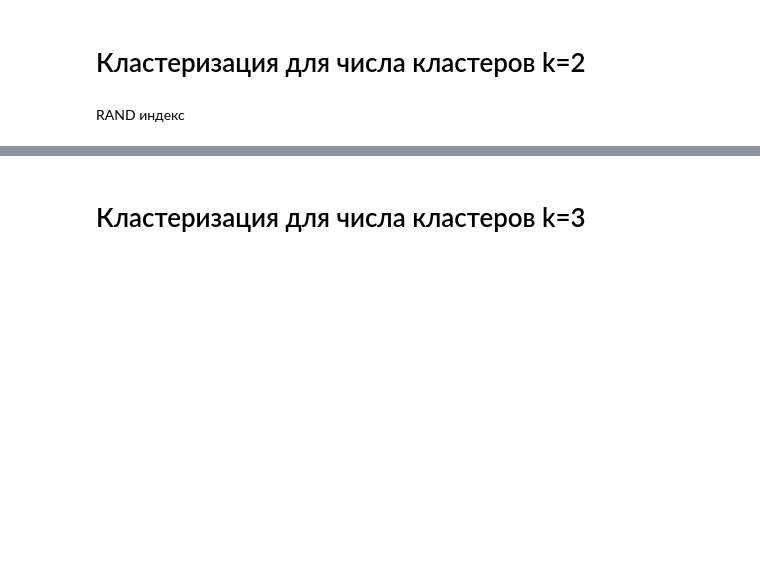
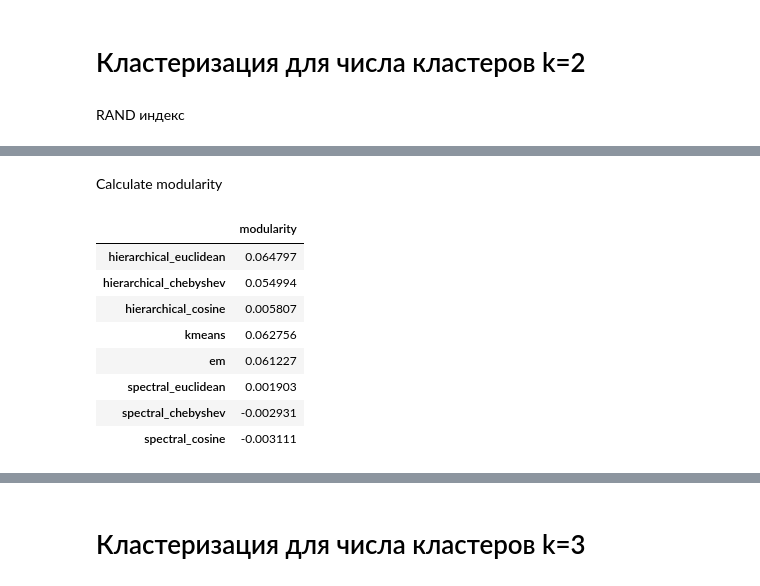
Before and after one commit to Vladislav-Kanev/Clustering_lab2, a Jupyter notebook: report.ipynb, the cells around one changed output, grey strips where cells are left out. Drawn from its saved outputs; the diff is of its cells as text; code cells hidden in the pictures; blank space fills up the shorter version.

```diff
--- a/report.ipynb
+++ b/report.ipynb
@@ -177,3 +177,16 @@ plot_graph(similarity_euclidean_x_graph)
+# %%
+singularity_graphs = {
+    "data_x": {
+        "euclidean" : similarity_matrix_to_graph(similarity_euclidean_x, threshold=-1),
+        "chebyshev" : similarity_matrix_to_graph(similarity_chebyshev_x, threshold=-1),
+        "cosine": similarity_matrix_to_graph(similarity_cosine_x, threshold=-1),
+    },
+    "data_y": {
+        "euclidean" : similarity_matrix_to_graph(similarity_euclidean_x, threshold=-1),
+        "chebyshev" : similarity_matrix_to_graph(similarity_chebyshev_x, threshold=-1),
+        "cosine": similarity_matrix_to_graph(similarity_cosine_x, threshold=-1),
+    },
+}
 # %% [markdown]
 # Кластеризация для числа кластеров k=2
 # %%
@@ -257,3 +270,17 @@ calculate_rand_index(clusterization_k2['data_y'], adjusted_rand_score)
 | spectral_euclidean | -0.048218 | -0.048218 | -0.048218 | 0.216986 | -0.035385 | 1.0 | ... |
 | spectral_chebyshev | -0.004169 | -0.004169 | -0.004169 | 0.003948 | -0.003172 | 0.001999 | ... |
 | spectral_cosine | -0.002212 | -0.002212 | -0.002212 | -0.001397 | -0.007345 | -0.011469 | ... |
+# %% [markdown]
+Calculate modularity
+# %%
+calculate_modularity(singularity_graphs['data_x'], clusterization_k2['data_x'])
+# %% [output]
+|  | modularity |
+| hierarchical_euclidean | 0.064797 |
+| hierarchical_chebyshev | 0.054994 |
+| hierarchical_cosine | 0.005807 |
+| kmeans | 0.062756 |
+| em | 0.061227 |
+| spectral_euclidean | 0.001903 |
+| spectral_chebyshev | -0.002931 |
+| spectral_cosine | -0.003111 |
```
Also changed, not shown: parts of 12 cells of this notebook, 3 other files.
